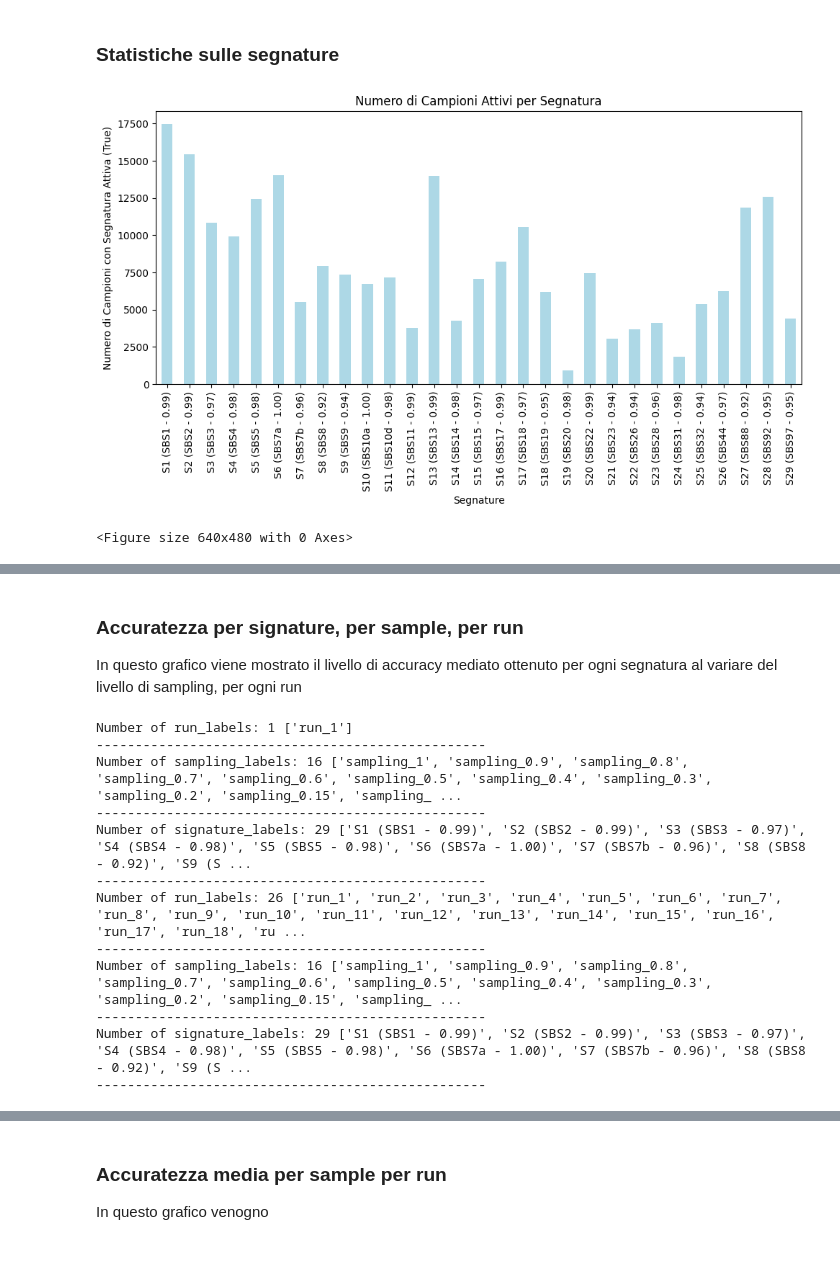
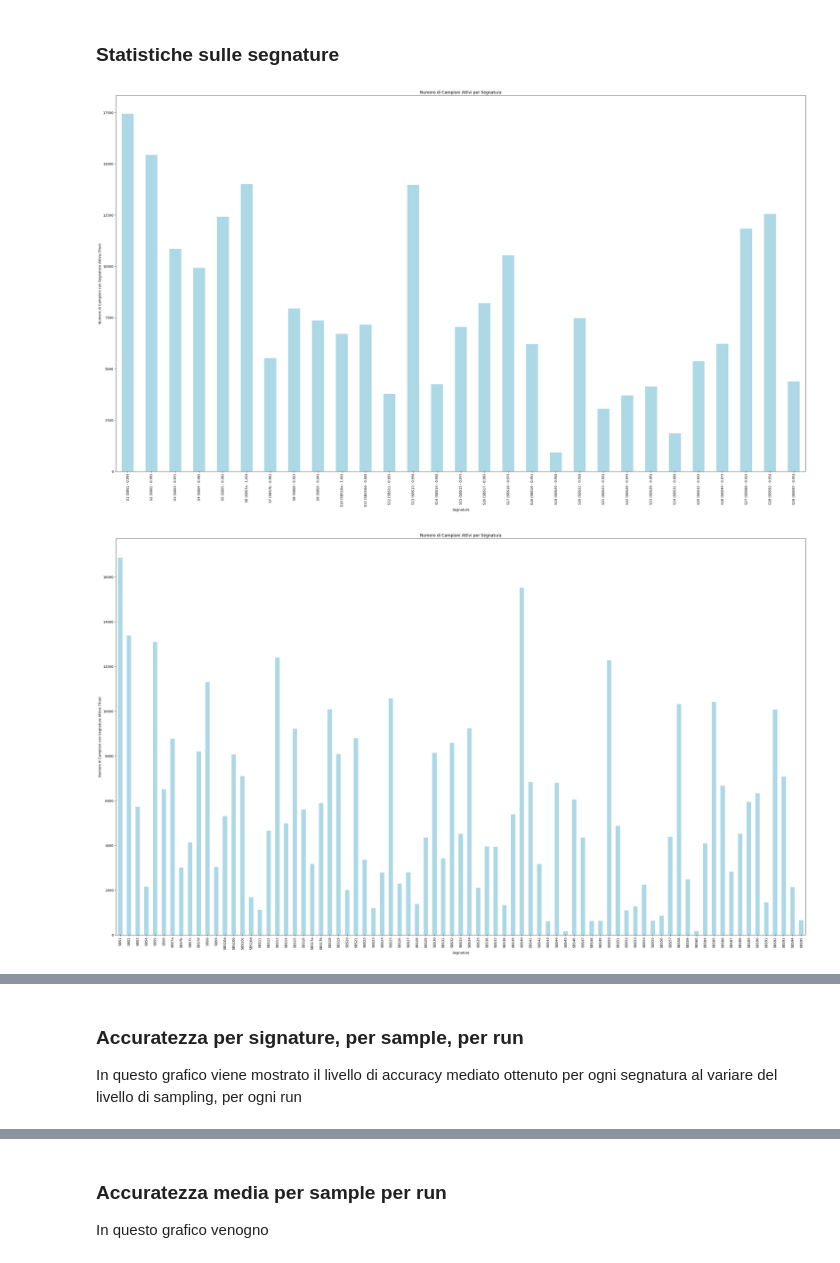
Before and after one commit to MassimoZarantonello2/SignatureInference, a Jupyter notebook: scripts/toronto_autogluone_evalutaions.ipynb, the cells around one changed output, grey strips where cells are left out. Cells and saved outputs as stored; diff of their text form; code cells hidden in the pictures.

```diff
--- a/scripts/toronto_autogluone_evalutaions.ipynb
+++ b/scripts/toronto_autogluone_evalutaions.ipynb
@@ -50,21 +88,25 @@ def get_runs_sample_accuracy(file_path):
 # %% [markdown]
 ### Statistiche sulle segnature
 # %%
-signature_gt_path = '../simulations/ground_truth/bin_exposures.csv'
+def number_of_sample_per_signature(folder_name):
+    signature_gt_path = f'../simulations/ground_truth{folder_name}/bin_exposures.csv'
 
-signature_gt_df = pd.read_csv(signature_gt_path)
-signature_gt_df.head()
+    signature_gt_df = pd.read_csv(signature_gt_path)
+    signature_gt_df.head()
 
-active_segnature = signature_gt_df.iloc[:, 1:].sum()
-plt.figure(figsize=(10, 6))
-active_segnature.plot(kind='bar', color='lightblue')
-plt.xlabel('Segnature')
-plt.ylabel('Numero di Campioni con Segnatura Attiva (True)')
-plt.title('Numero di Campioni Attivi per Segnatura')
-plt.xticks(rotation=90)  # Ruota le etichette sull'asse X per renderle leggibili
-plt.tight_layout()
-plt.show()
-plt.savefig('../evaluations_graphs/number_of_sample.png')
+    active_segnature = signature_gt_df.iloc[:, 1:].sum()
+    plt.figure(figsize=(30, 18))
+    active_segnature.plot(kind='bar', color='lightblue')
+    plt.xlabel('Segnature')
+    plt.ylabel('Numero di Campioni con Segnatura Attiva (True)')
+    plt.title('Numero di Campioni Attivi per Segnatura')
+    plt.xticks(rotation=90)  # Ruota le etichette sull'asse X per renderle leggibili
+    plt.tight_layout()
+    plt.show()
+
+number_of_sample_per_signature('')
+number_of_sample_per_signature('_cosmic')
+number_of_sample_per_signature('_reference')
 # %% [output]
-[figure, old version]
+[figure, new version]
-<Figure size 640x480 with 0 Axes>
+[figure, added]
@@ -71,19 +114,3 @@ plt.savefig('../evaluations_graphs/number_of_sample.png')
 # %% [markdown]
 ### Accuratezza per signature, per sample, per run
 In questo grafico viene mostrato il livello di accuracy mediato ottenuto per ogni segnatura al variare del livello di sampling, per ogni run
-# %%
-lightgbmx_run_accuracy = get_runs_sample_accuracy('lightgbmxt_evaluations')
-default_run_accuracy = get_runs_sample_accuracy('default_evaluations')
-# %% [output]
-Number of run_labels: 1 ['run_1']
---------------------------------------------------
-Number of sampling_labels: 16 ['sampling_1', 'sampling_0.9', 'sampling_0.8', 'sampling_0.7', 'sampling_0.6', 'sampling_0.5', 'sampling_0.4', 'sampling_0.3', 'sampling_0.2', 'sampling_0.15', 'sampling_ ...
---------------------------------------------------
-Number of signature_labels: 29 ['S1 (SBS1 - 0.99)', 'S2 (SBS2 - 0.99)', 'S3 (SBS3 - 0.97)', 'S4 (SBS4 - 0.98)', 'S5 (SBS5 - 0.98)', 'S6 (SBS7a - 1.00)', 'S7 (SBS7b - 0.96)', 'S8 (SBS8 - 0.92)', 'S9 (S ...
---------------------------------------------------
-Number of run_labels: 26 ['run_1', 'run_2', 'run_3', 'run_4', 'run_5', 'run_6', 'run_7', 'run_8', 'run_9', 'run_10', 'run_11', 'run_12', 'run_13', 'run_14', 'run_15', 'run_16', 'run_17', 'run_18', 'ru ...
---------------------------------------------------
-Number of sampling_labels: 16 ['sampling_1', 'sampling_0.9', 'sampling_0.8', 'sampling_0.7', 'sampling_0.6', 'sampling_0.5', 'sampling_0.4', 'sampling_0.3', 'sampling_0.2', 'sampling_0.15', 'sampling_ ...
---------------------------------------------------
-Number of signature_labels: 29 ['S1 (SBS1 - 0.99)', 'S2 (SBS2 - 0.99)', 'S3 (SBS3 - 0.97)', 'S4 (SBS4 - 0.98)', 'S5 (SBS5 - 0.98)', 'S6 (SBS7a - 1.00)', 'S7 (SBS7b - 0.96)', 'S8 (SBS8 - 0.92)', 'S9 (S ...
---------------------------------------------------
```
Also changed, not shown: parts of 13 cells of this notebook, 2 other files.
